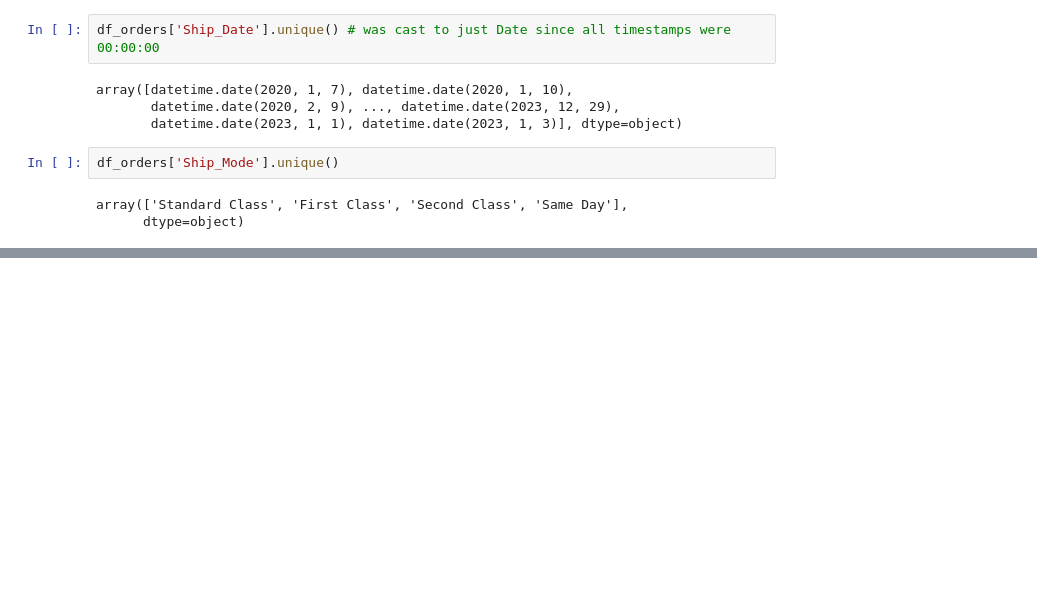
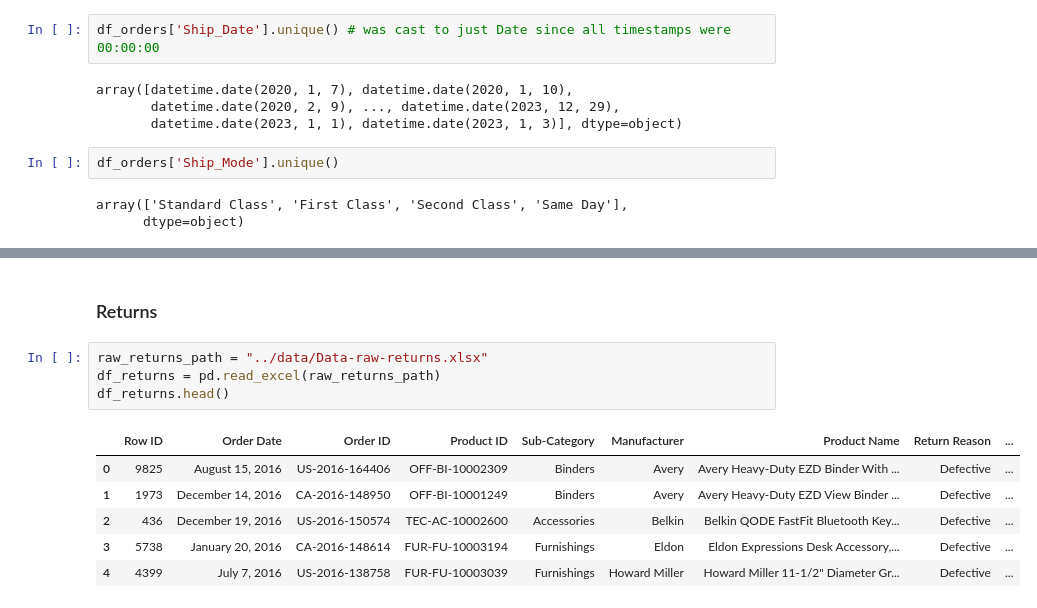
Before and after one commit to bihd00/4IT501-Project, a Jupyter notebook: src/main.ipynb, the cells around one changed output, grey strips where cells are left out. Cells and saved outputs as stored; diff of their text form; blank space fills up the shorter version.

Commit message:
feat: orders dataset + extra sources prepro + load

```diff
--- a/src/main.ipynb
+++ b/src/main.ipynb
@@ -430,0 +469,13 @@ df_orders.head(3).T
+# %% [markdown]
+### Returns
+# %%
+raw_returns_path = "../data/Data-raw-returns.xlsx"
+df_returns = pd.read_excel(raw_returns_path)
+df_returns.head()
+# %% [output]
+|  | Row ID | Order Date | Order ID | Product ID | Sub-Category | Manufacturer | Product Name | Return Reason | ... |
+| 0 | 9825 | August 15, 2016 | US-2016-164406 | OFF-BI-10002309 | Binders | Avery | Avery Heavy-Duty EZD Binder With ... | Defective | ... |
+| 1 | 1973 | December 14, 2016 | CA-2016-148950 | OFF-BI-10001249 | Binders | Avery | Avery Heavy-Duty EZD View Binder ... | Defective | ... |
+| 2 | 436 | December 19, 2016 | US-2016-150574 | TEC-AC-10002600 | Accessories | Belkin | Belkin QODE FastFit Bluetooth Key... | Defective | ... |
+| 3 | 5738 | January 20, 2016 | CA-2016-148614 | FUR-FU-10003194 | Furnishings | Eldon | Eldon Expressions Desk Accessory,... | Defective | ... |
+| 4 | 4399 | July 7, 2016 | US-2016-138758 | FUR-FU-10003039 | Furnishings | Howard Miller | Howard Miller 11-1/2" Diameter Gr... | Defective | ... |
```
Also changed, not shown: parts of 14 cells of this notebook.
